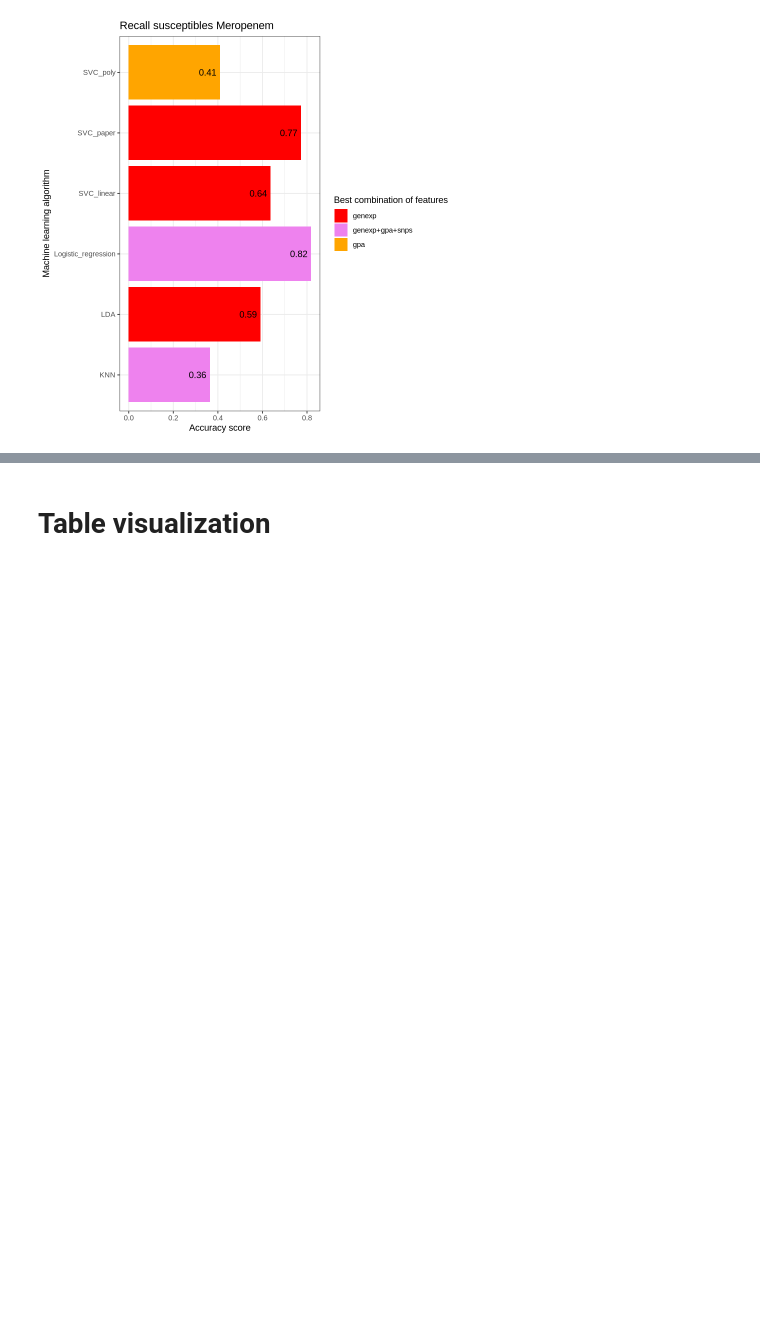
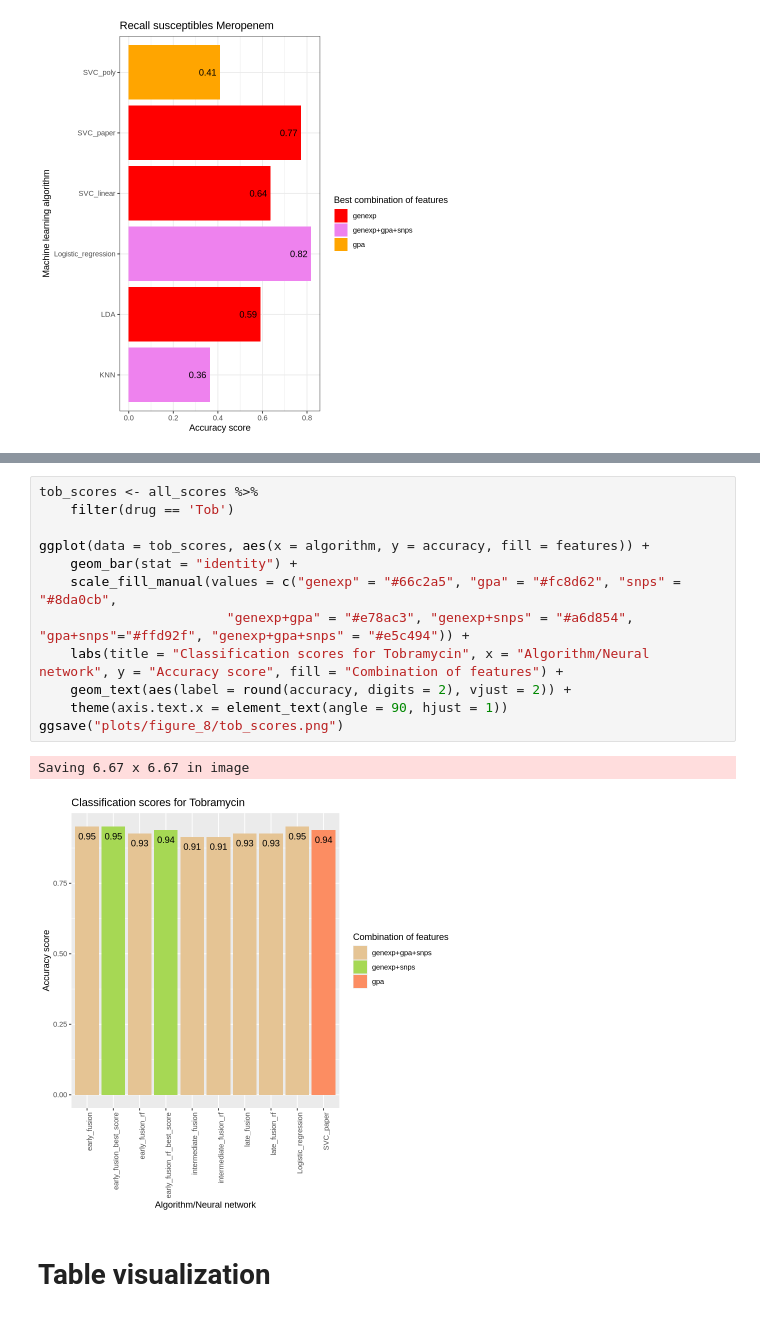
Before and after one commit to riccardo03-maker/Multiomic_integration_antimicrobial_resistance, a Jupyter notebook: r_trials.ipynb, the cells around one changed output, grey strips where cells are left out. Cells and saved outputs as stored; diff of their text form; blank space fills up the shorter version.

```diff
--- a/r_trials.ipynb
+++ b/r_trials.ipynb
@@ -479,3 +724,18 @@ Saving 6.67 x 6.67 in image
+# %%
+tob_scores <- all_scores %>%
+    filter(drug == 'Tob')
+
+ggplot(data = tob_scores, aes(x = algorithm, y = accuracy, fill = features)) +
+    geom_bar(stat = "identity") +
+    scale_fill_manual(values = c("genexp" = "#66c2a5", "gpa" = "#fc8d62", "snps" = "#8da0cb",
+                        "genexp+gpa" = "#e78ac3", "genexp+snps" = "#a6d854", "gpa+snps"="#ffd92f", "genexp+gpa+snps" = "#e5c494")) +
+    labs(title = "Classification scores for Tobramycin", x = "Algorithm/Neural network", y = "Accuracy score", fill = "Combination of features") +
+    geom_text(aes(label = round(accuracy, digits = 2), vjust = 2)) +
+    theme(axis.text.x = element_text(angle = 90, hjust = 1))
+ggsave("plots/figure_8/tob_scores.png")
+# %% [output]
+Saving 6.67 x 6.67 in image
+[figure, added]
 # %% [markdown]
 # Table visualization
 # %%
```
Also changed, not shown: parts of 9 cells of this notebook, 5 other files.
